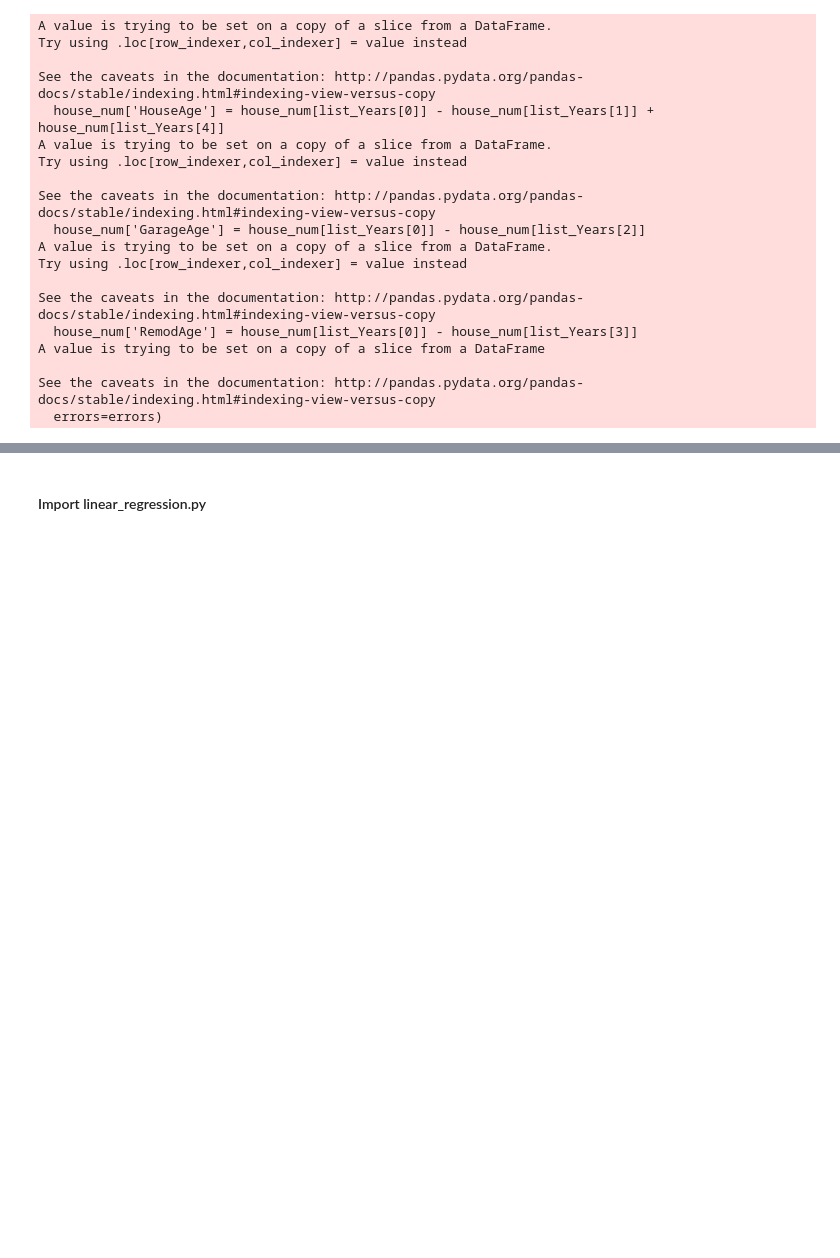
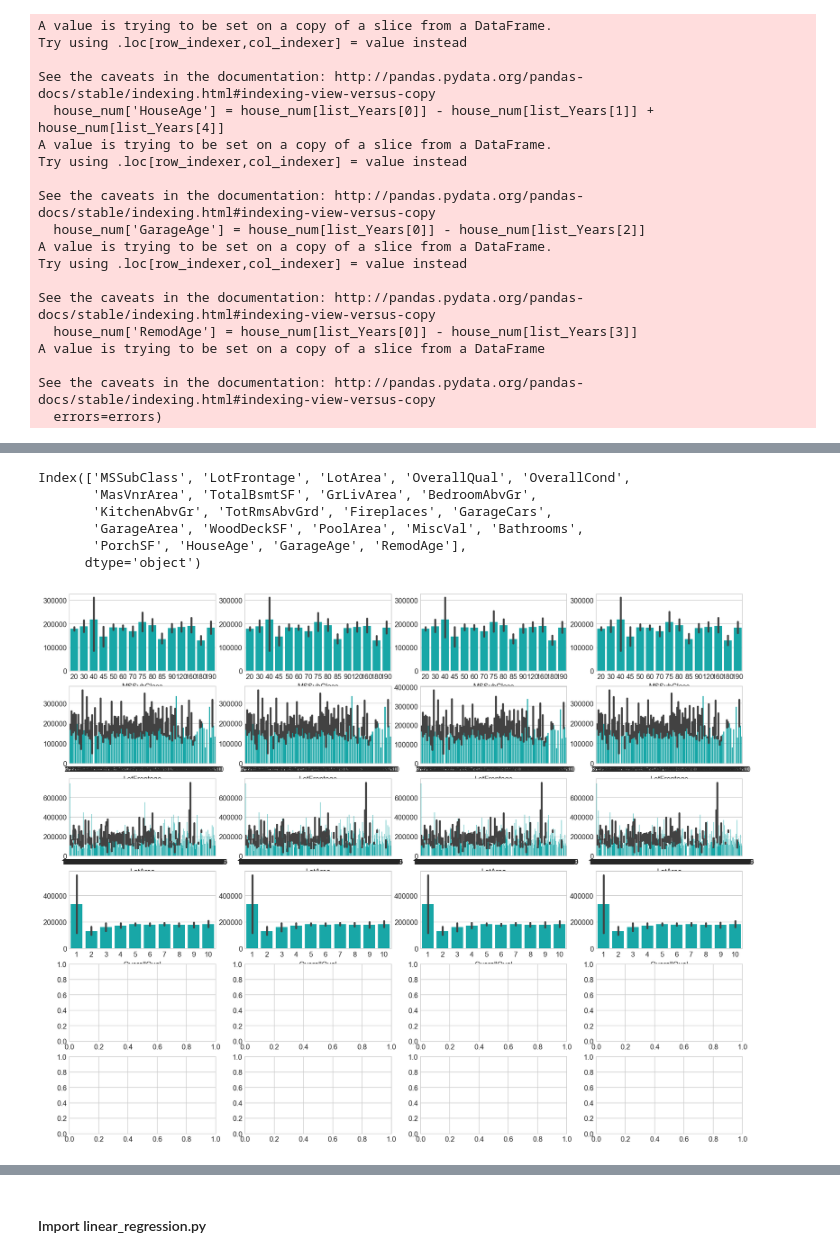
Before and after one commit to sealbamboo/DSme, a Jupyter notebook: Pro3/project-03-Shayne.ipynb, the cells around one changed output, grey strips where cells are left out. Saved outputs shown, nothing was run; the diff lists cells and outputs as text; code cells hidden in the pictures; blank space fills up the shorter version.

```diff
--- a/Pro3/project-03-Shayne.ipynb
+++ b/Pro3/project-03-Shayne.ipynb
@@ -235,0 +228,12 @@ X = house_pre.copy()
+# %%
+features = X.columns
+print(features)
+plotting_features_vs_target(features, X, y)
+# %% [output]
+Index(['MSSubClass', 'LotFrontage', 'LotArea', 'OverallQual', 'OverallCond',
+       'MasVnrArea', 'TotalBsmtSF', 'GrLivArea', 'BedroomAbvGr',
+       'KitchenAbvGr', 'TotRmsAbvGrd', 'Fireplaces', 'GarageCars',
+       'GarageArea', 'WoodDeckSF', 'PoolArea', 'MiscVal', 'Bathrooms',
+       'PorchSF', 'HouseAge', 'GarageAge', 'RemodAge'],
+      dtype='object')
+[figure, added]
```
Also changed, not shown: parts of 20 cells of this notebook, 6 other files.
